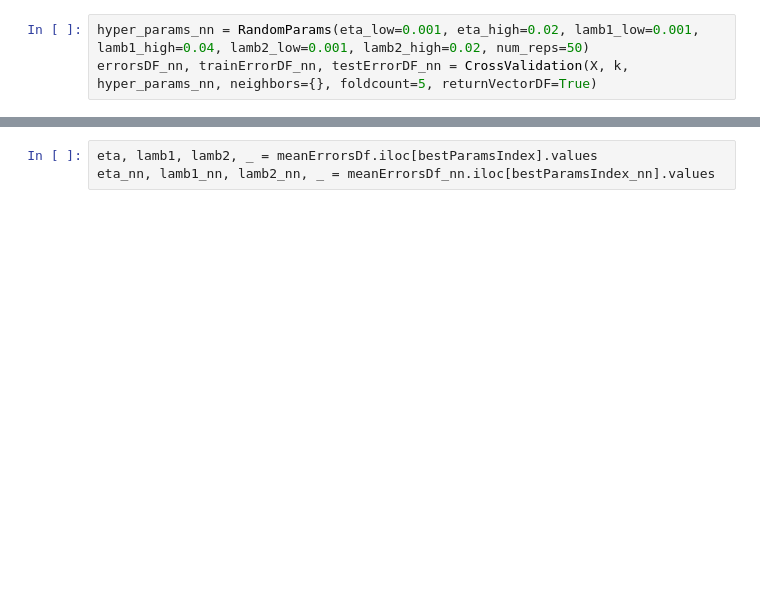
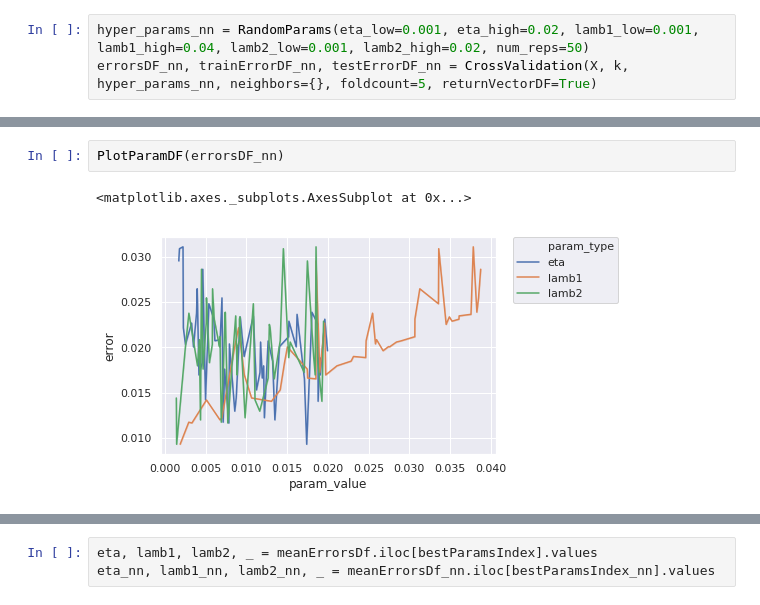
Before and after one commit to psturmfels/cfAD, a Jupyter notebook: tuning_MF.ipynb, the cells around one changed output, grey strips where cells are left out. Drawn from its saved outputs; the diff is of its cells as text; blank space fills up the shorter version.

```diff
--- a/tuning_MF.ipynb
+++ b/tuning_MF.ipynb
@@ -96,2 +116,7 @@ print(meanErrorsDf_nn.iloc[bestParamsIndex_nn])
+# %%
+PlotParamDF(errorsDF_nn)
+# %% [output]
+<matplotlib.axes._subplots.AxesSubplot at 0x...>
+[figure, added]
 # %%
 PlotErrorDF(testErrorDF_nn)
```
Also changed, not shown: parts of 9 cells of this notebook, 9 other files.
